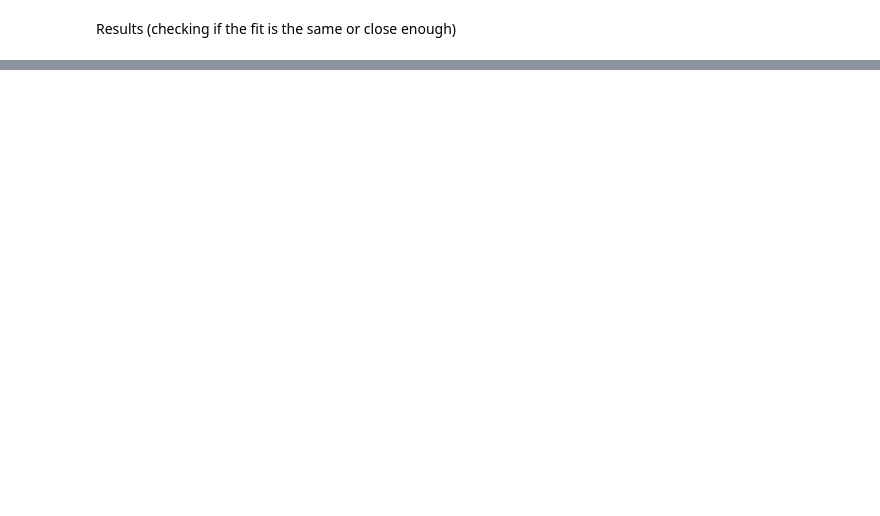
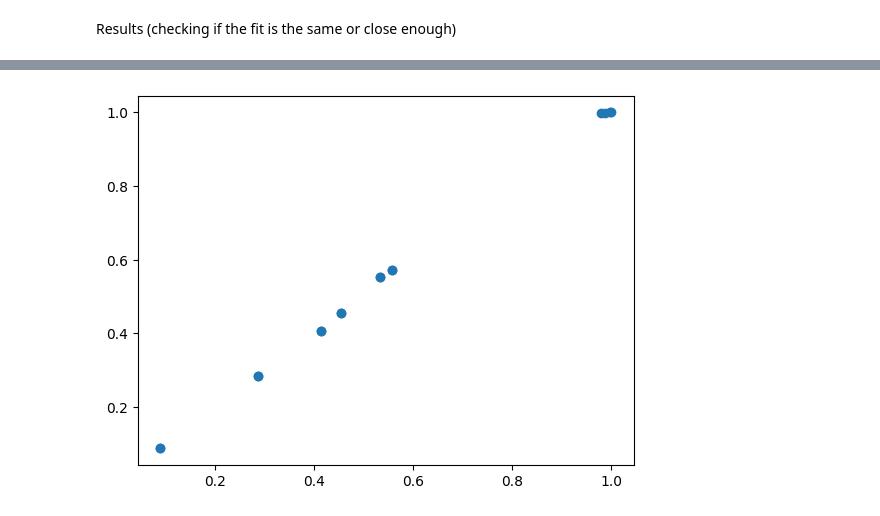
Before and after one commit to felipemaiapolo/statistical-scaling-law, a Jupyter notebook: comparing_models.ipynb, the cells around one changed output, grey strips where cells are left out. Saved outputs shown, nothing was run; the diff lists cells and outputs as text; code cells hidden in the pictures; blank space fills up the shorter version.

```diff
--- a/comparing_models.ipynb
+++ b/comparing_models.ipynb
@@ -86,0 +118,5 @@ models = np.load("models/comparing_models.npy", allow_pickle=True).item()
+# %%
+plt.scatter(models['model'].sigma.reshape(-1),models['model-general'].sigma.reshape(-1))
+plt.show()
+# %% [output]
+[figure, added]
```
Also changed, not shown: parts of 6 cells of this notebook, 26 other files.
